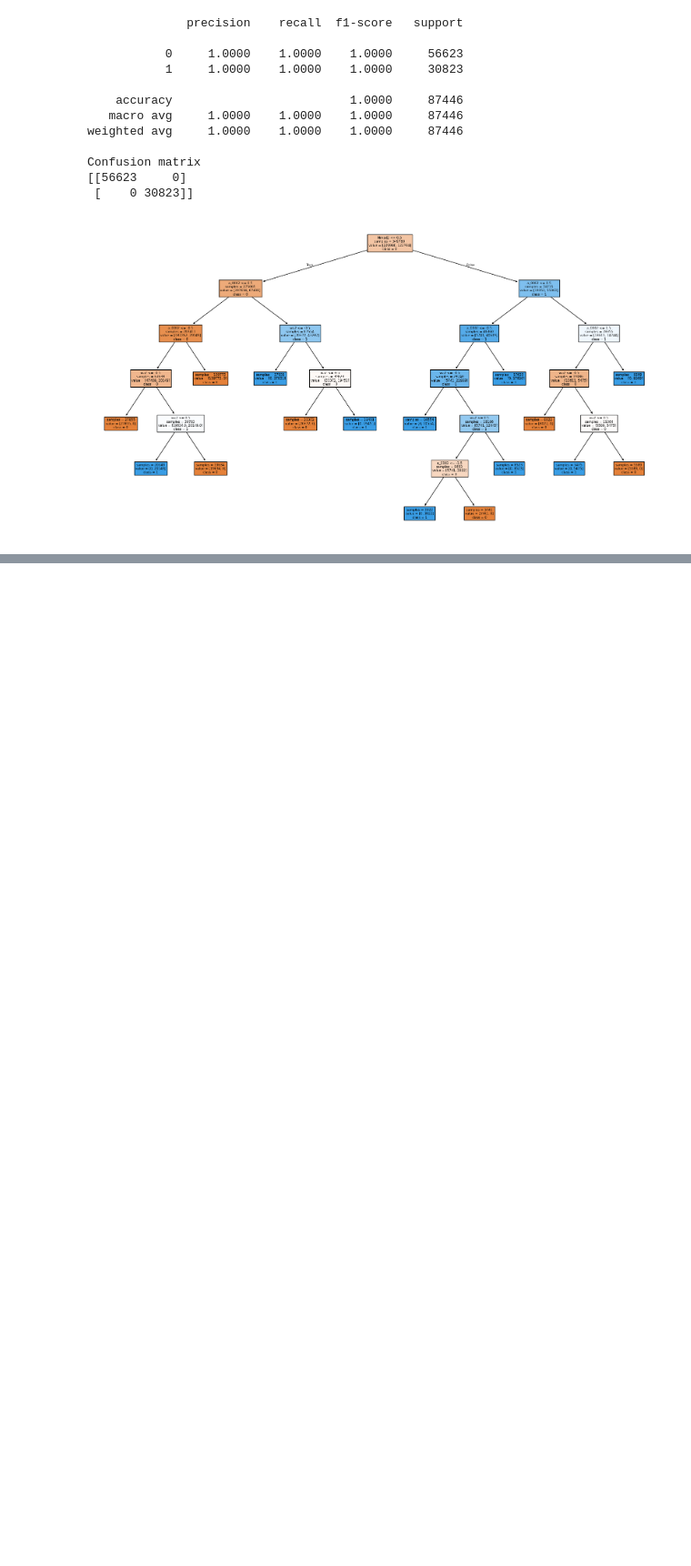
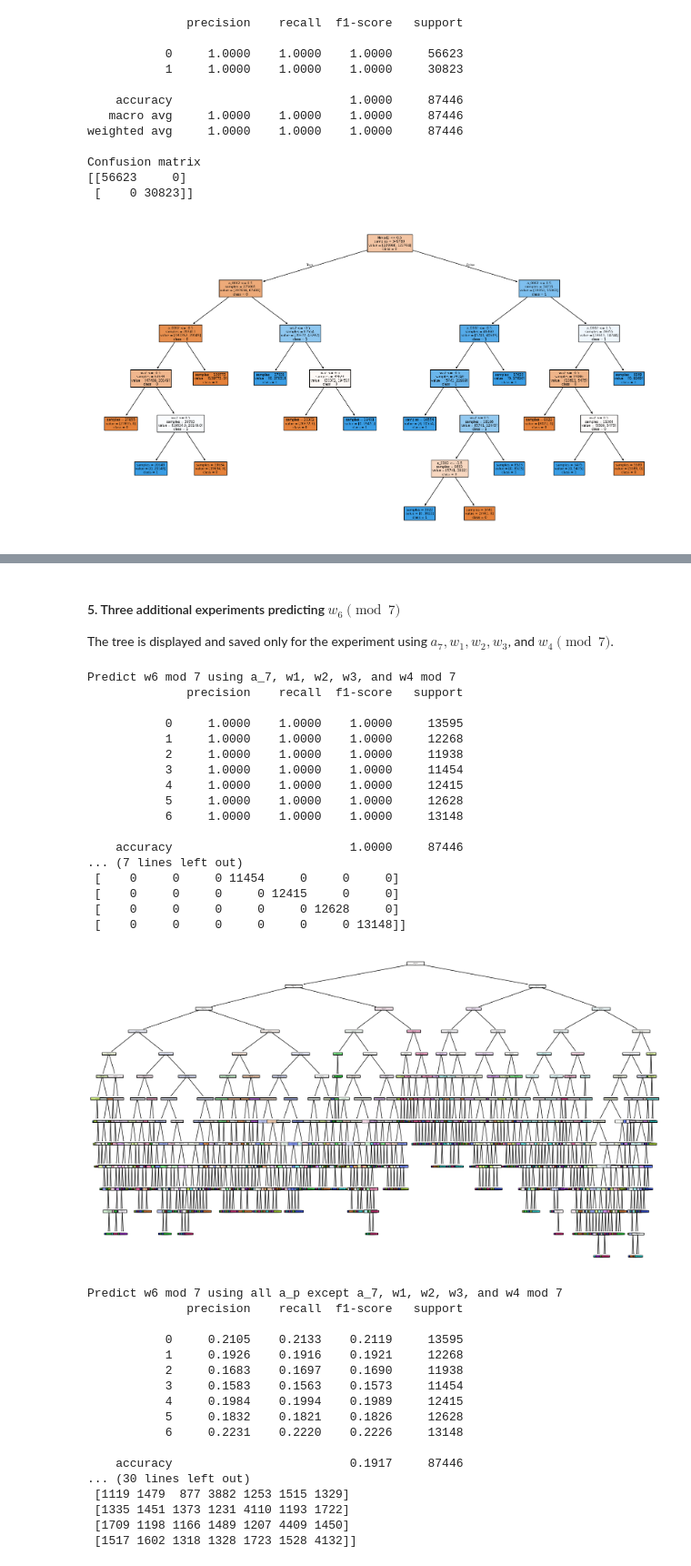
Before and after one commit to seewoo5/ML-Weierstrass, a Jupyter notebook: predict_weierstrass.ipynb, the cells around one changed output, grey strips where cells are left out. Shown at 91% size. Drawn from its saved outputs; the diff is of its cells as text; code cells hidden in the pictures; blank space fills up the shorter version.

```diff
--- a/predict_weierstrass.ipynb
+++ b/predict_weierstrass.ipynb
@@ -432,17 +398,7 @@ Predict $w_3$ using all $a_p$'s and $w_1$ and $w_2$.
 # %%
 for df_, num_ap in [(df_p100, 25), (df_p1000, 168), (df, 1229)]:
     columns_w12 = ["wa1", "wa2"] + [f"a_{p:04d}" for p in Primes()[:num_ap]]
-    X = df_.select(columns_w12)
-    y = df_.select("wa3")
-    X_train, X_test, y_train, y_test = train_test_split(X, y, test_size=float(0.2), random_state=42)
-    model = DecisionTreeClassifier(random_state=42, max_depth=10)
-    model.fit(X_train, y_train)
-    y_pred = model.predict(X_test)
-    clr = classification_report(y_test, y_pred, digits=4)
-    print(clr)
-    print("Confusion matrix")
-    cm = confusion_matrix(y_test, y_pred)
-    print(cm)
+    model = fit_tree(df_, "wa3", columns_w12, max_depth=10)
 # %% [output]
               precision    recall  f1-score   support
 
@@ -518,0 +650,62 @@ Confusion matrix
+# %% [markdown]
+#### 5. Three additional experiments predicting $w_6 \pmod{7}$
+
+The tree is displayed and saved only for the experiment using $a_7, w_1, w_2, w_3$, and $w_4 \pmod{7}$.
+# %%
+columns_w123_w4mod7 = columns_w123 + ["wa4mod7"]
+
+print("Predict w6 mod 7 using a_7, w1, w2, w3, and w4 mod 7")
+model_w6mod7_a7 = fit_tree(
+    df_w4_w6,
+    "wa6mod7",
+    columns_w123_w4mod7 + ["a_0007"],
+    save_figure=True,
+    figure_path="figs/w6mod7_w123_w4mod7_a7.png",
+)
+
+print("Predict w6 mod 7 using all a_p except a_7, w1, w2, w3, and w4 mod 7")
+columns_wo7 = [column for column in ap_columns if column != "a_0007"]
+model = fit_tree(
+    df_w4_w6,
+    "wa6mod7",
+    columns_w123_w4mod7 + columns_wo7,
+)
+
+print("Predict w6 mod 7 using all a_p without w1, w2, w3, or w4")
+model = fit_tree(df_w4_w6, "wa6mod7", ap_columns)
+# %% [output]
+Predict w6 mod 7 using a_7, w1, w2, w3, and w4 mod 7
+              precision    recall  f1-score   support
+
+           0     1.0000    1.0000    1.0000     13595
+           1     1.0000    1.0000    1.0000     12268
+           2     1.0000    1.0000    1.0000     11938
+           3     1.0000    1.0000    1.0000     11454
+           4     1.0000    1.0000    1.0000     12415
+           5     1.0000    1.0000    1.0000     12628
+           6     1.0000    1.0000    1.0000     13148
+
+    accuracy                         1.0000     87446
+... (7 lines left out)
+ [    0     0     0 11454     0     0     0]
+ [    0     0     0     0 12415     0     0]
+ [    0     0     0     0     0 12628     0]
+ [    0     0     0     0     0     0 13148]]
+[figure, added]
+Predict w6 mod 7 using all a_p except a_7, w1, w2, w3, and w4 mod 7
+              precision    recall  f1-score   support
+
+           0     0.2105    0.2133    0.2119     13595
+           1     0.1926    0.1916    0.1921     12268
+           2     0.1683    0.1697    0.1690     11938
+           3     0.1583    0.1563    0.1573     11454
+           4     0.1984    0.1994    0.1989     12415
+           5     0.1832    0.1821    0.1826     12628
+           6     0.2231    0.2220    0.2226     13148
+
+    accuracy                         0.1917     87446
+... (30 lines left out)
+ [1119 1479  877 3882 1253 1515 1329]
+ [1335 1451 1373 1231 4110 1193 1722]
+ [1709 1198 1166 1489 1207 4409 1450]
+ [1517 1602 1318 1328 1723 1528 4132]]
```
Also changed, not shown: parts of 23 cells of this notebook, 2 other files.
